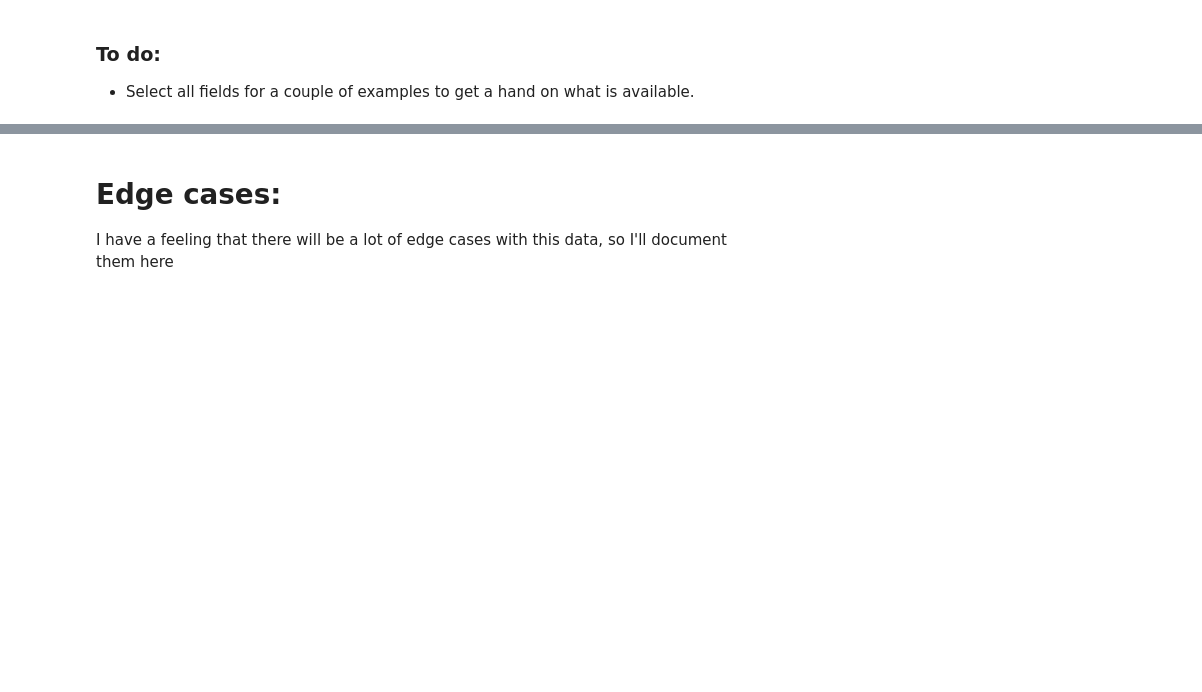
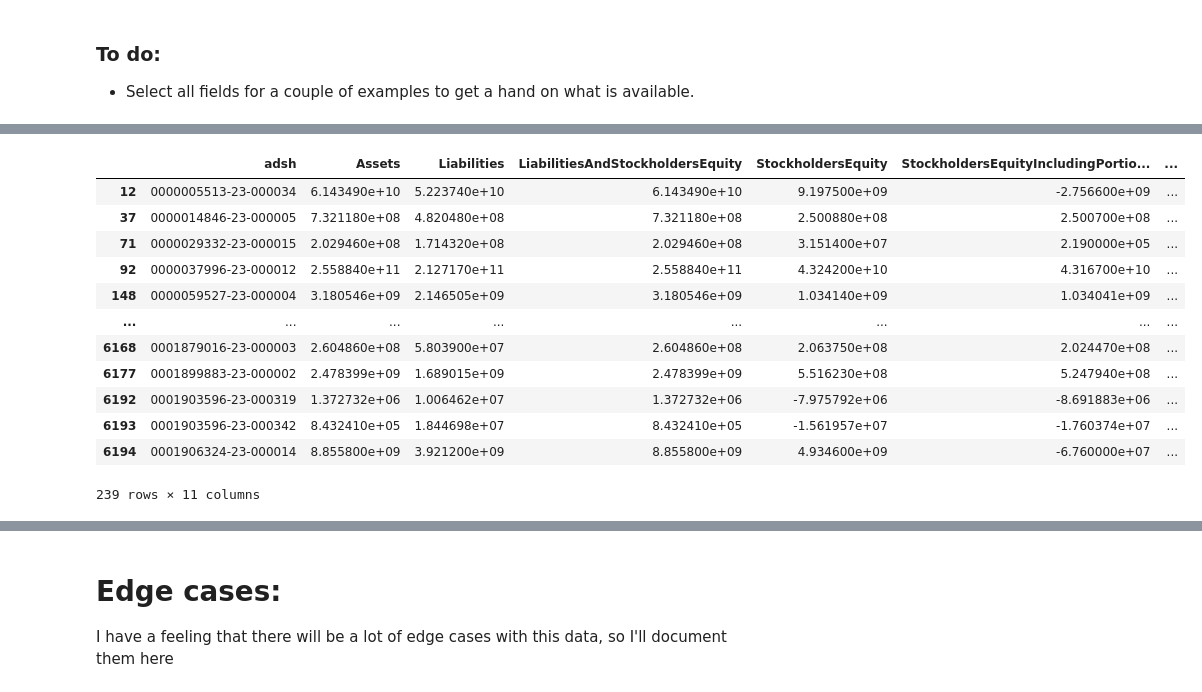
Before and after one commit to lrast/earningsReports, a Jupyter notebook: 0.0.1-data-cleaning.ipynb, the cells around one changed output, grey strips where cells are left out. Cells and saved outputs as stored; diff of their text form; code cells hidden in the pictures; blank space fills up the shorter version.

```diff
--- a/0.0.1-data-cleaning.ipynb
+++ b/0.0.1-data-cleaning.ipynb
@@ -165,0 +318,21 @@ get_entries(2022, ['CommonStockMember'])
+# %%
+d2 = get_data(2022, ['Liabilities', 'LiabilitiesAndStockholdersEquity', 'StockholdersEquity', 'Assets', 'StockholdersEquityIncludingPortionAttributableToNoncontrollingInterest'])
+# %%
+bothEquity= d2[ ~d2.StockholdersEquity.isna() & ~d2.StockholdersEquityIncludingPortionAttributableToNoncontrollingInterest.isna() ]
+bothEquity[bothEquity.StockholdersEquity >
+           bothEquity.StockholdersEquityIncludingPortionAttributableToNoncontrollingInterest
+            ]
+# %% [output]
+|  | adsh | Assets | Liabilities | LiabilitiesAndStockholdersEquity | StockholdersEquity | StockholdersEquityIncludingPortio... | ... |
+| 12 | 0000005513-23-000034 | 6.143490e+10 | 5.223740e+10 | 6.143490e+10 | 9.197500e+09 | -2.756600e+09 | ... |
+| 37 | 0000014846-23-000005 | 7.321180e+08 | 4.820480e+08 | 7.321180e+08 | 2.500880e+08 | 2.500700e+08 | ... |
+| 71 | 0000029332-23-000015 | 2.029460e+08 | 1.714320e+08 | 2.029460e+08 | 3.151400e+07 | 2.190000e+05 | ... |
+| 92 | 0000037996-23-000012 | 2.558840e+11 | 2.127170e+11 | 2.558840e+11 | 4.324200e+10 | 4.316700e+10 | ... |
+| 148 | 0000059527-23-000004 | 3.180546e+09 | 2.146505e+09 | 3.180546e+09 | 1.034140e+09 | 1.034041e+09 | ... |
+| ... | ... | ... | ... | ... | ... | ... | ... |
+| 6168 | 0001879016-23-000003 | 2.604860e+08 | 5.803900e+07 | 2.604860e+08 | 2.063750e+08 | 2.024470e+08 | ... |
+| 6177 | 0001899883-23-000002 | 2.478399e+09 | 1.689015e+09 | 2.478399e+09 | 5.516230e+08 | 5.247940e+08 | ... |
+| 6192 | 0001903596-23-000319 | 1.372732e+06 | 1.006462e+07 | 1.372732e+06 | -7.975792e+06 | -8.691883e+06 | ... |
+| 6193 | 0001903596-23-000342 | 8.432410e+05 | 1.844698e+07 | 8.432410e+05 | -1.561957e+07 | -1.760374e+07 | ... |
+| 6194 | 0001906324-23-000014 | 8.855800e+09 | 3.921200e+09 | 8.855800e+09 | 4.934600e+09 | -6.760000e+07 | ... |
+239 rows × 11 columns
```
Also changed, not shown: parts of 37 cells of this notebook, 5 other files.
